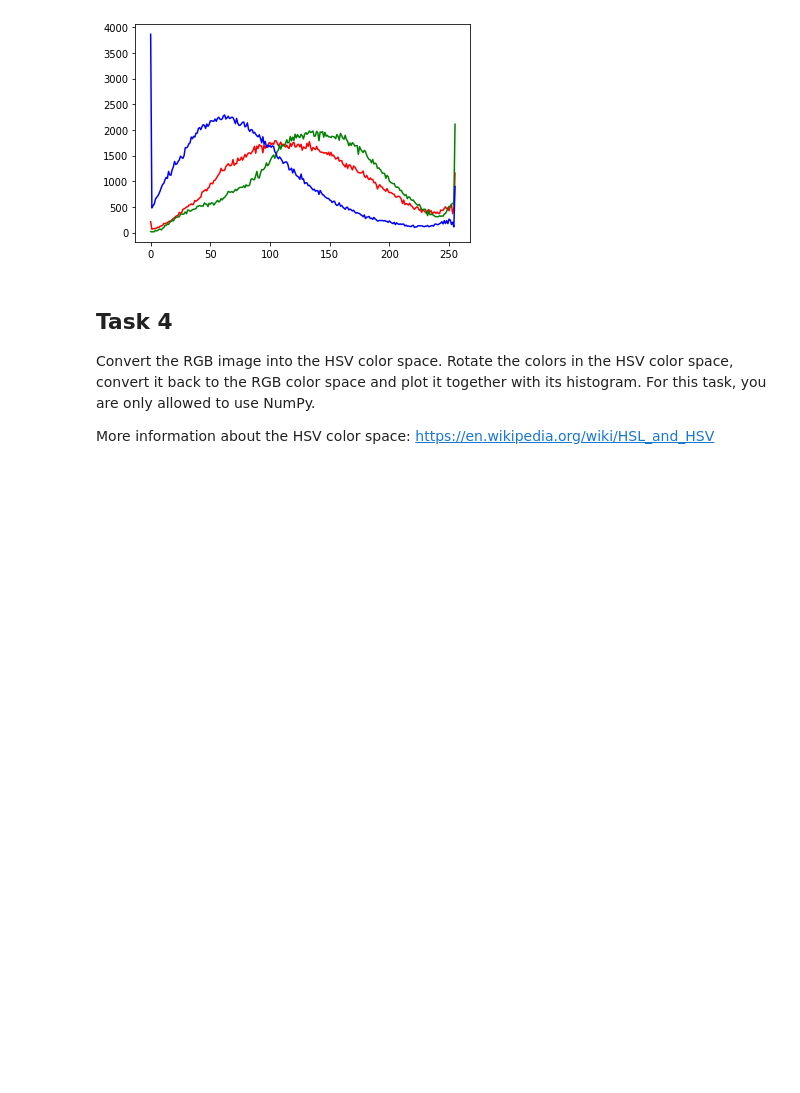
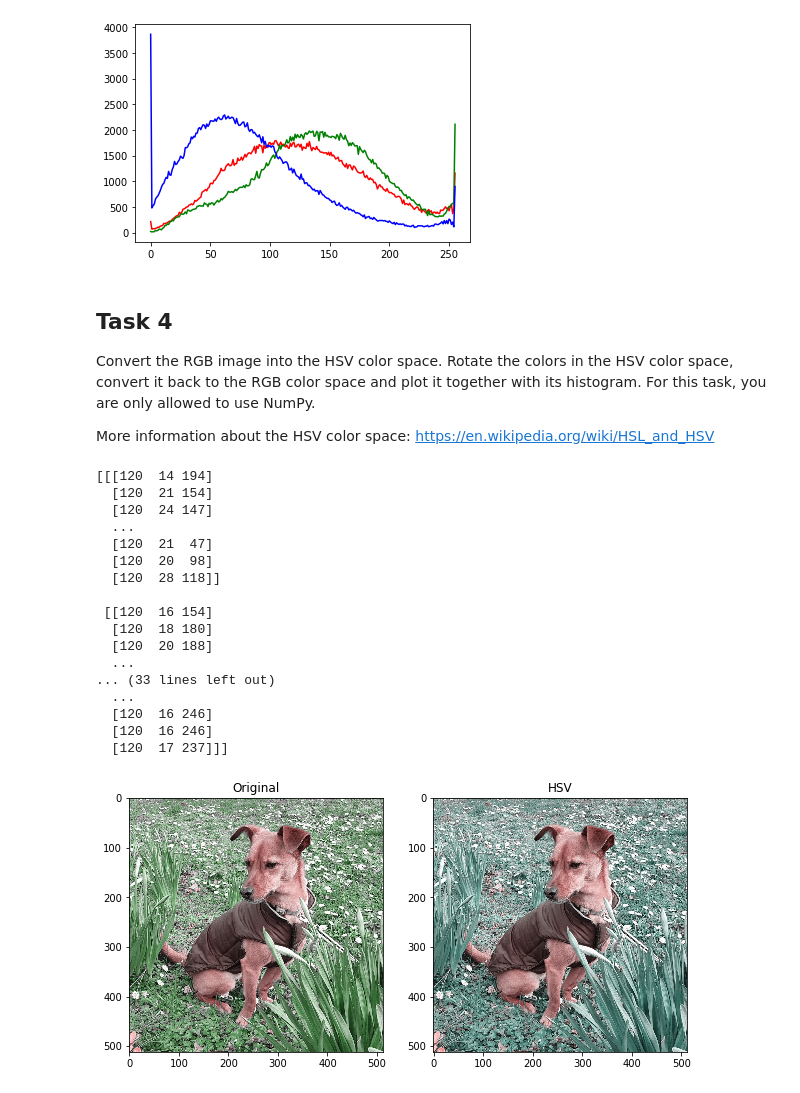
Before and after one commit to mrokuss/3dcv-students, a Jupyter notebook: 1.0-tl-scientific-python.ipynb, the cells around one changed output. Drawn from its saved outputs; the diff is of its cells as text; code cells hidden in the pictures; blank space fills up the shorter version.

```diff
--- a/1.0-tl-scientific-python.ipynb
+++ b/1.0-tl-scientific-python.ipynb
@@ -195,14 +236,48 @@ def hsv2rgb(image):
 # %%
 # Change the color space from rgb to hsv and plot it
 image_hsv = rgb2hsv(image)
+print(image_hsv)
 
 # TODO: plot image
-
+'''
+fig, ax = plt.subplots(1,2, figsize=(10,5))
+ax[0].imshow(image)
+ax[0].set_title("Original")
+ax[1].imshow(image_hsv)#, cmap=plt.cm.hsv)
+ax[1].set_title("HSV")
+plt.show()
+'''
 
 # TODO: Rotate the colors in hsv color space
 
 
 # TODO: Now, convert it back from HSV to RGB and plot it
-
+#image_hsv[:,:,0] = image_hsv[:,:,0]/360
+image2 = skimage.color.hsv2rgb(image_hsv)
 
 # TODO: Plot the color histogram of the inverted rgb image
+fig, ax = plt.subplots(1,2, figsize=(10,5))
+ax[0].imshow(image)
+ax[0].set_title("Original")
+ax[1].imshow(image2)#, cmap=plt.cm.hsv)
+ax[1].set_title("HSV")
+plt.show()
+# %% [output]
+[[[120  14 194]
+  [120  21 154]
+  [120  24 147]
+  ...
+  [120  21  47]
+  [120  20  98]
+  [120  28 118]]
+
+ [[120  16 154]
+  [120  18 180]
+  [120  20 188]
+  ...
+... (33 lines left out)
+  ...
+  [120  16 246]
+  [120  16 246]
+  [120  17 237]]]
+[figure, added]
```
Also changed, not shown: parts of 4 cells of this notebook, 1 other file.
